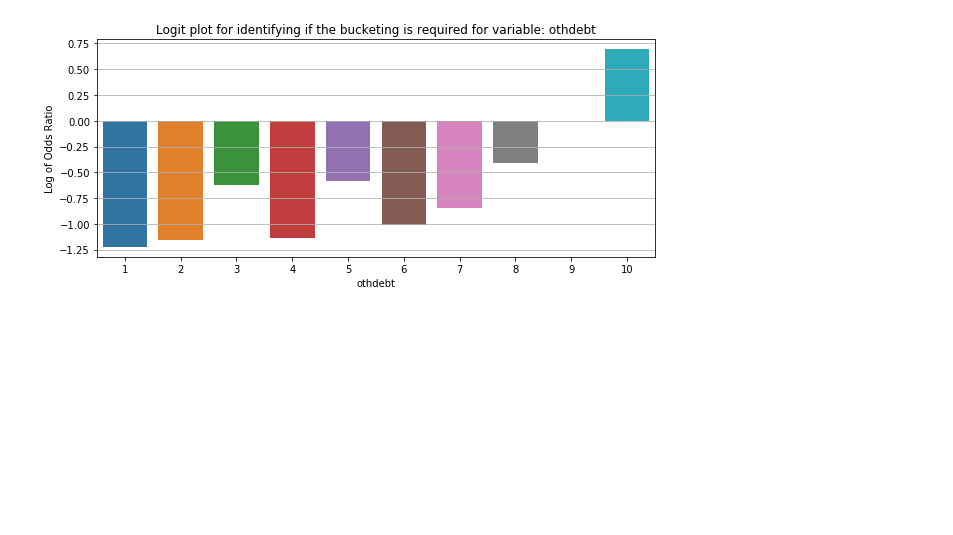
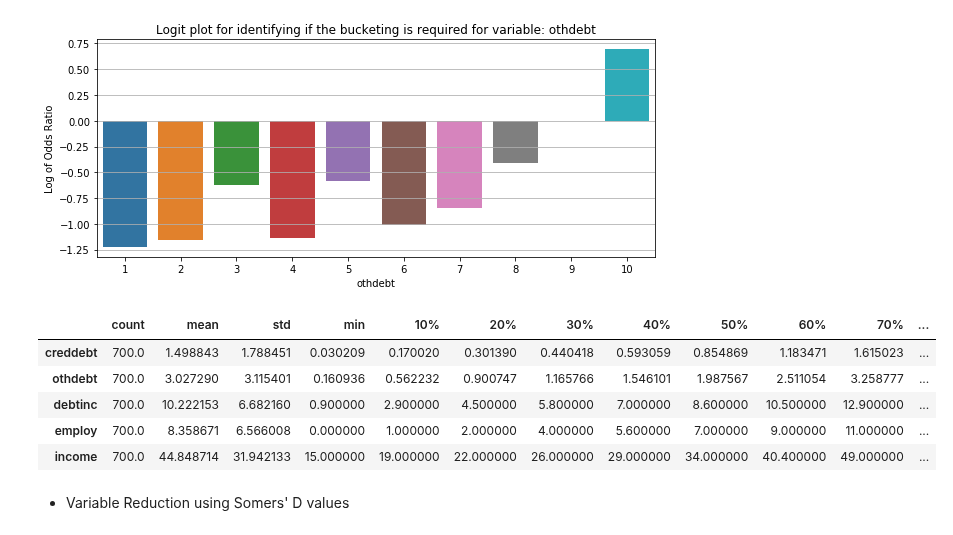
Before and after one commit to mkmritunjay/machineLearning, a Jupyter notebook: Logistic_regression.ipynb, the cells around one changed output. Cells and saved outputs as stored; diff of their text form; code cells hidden in the pictures; blank space fills up the shorter version.

```diff
--- a/Logistic_regression.ipynb
+++ b/Logistic_regression.ipynb
@@ -226,3 +226,14 @@ for variables in bankloans_existing.columns.difference(['default']):
 [figure]
 [figure]
 [figure]
+# %%
+# After analyzing the above bar plots we can say that below variables need bucketing
+# creditdebt, othdebt, debtinc, employ, income
+bankloans_existing[['creddebt', 'othdebt', 'debtinc', 'employ','income' ]].describe(percentiles=[0.1,0.2,0.3,0.4,0.5,0.6,0.7,0.8,0.9]).T
+# %% [output]
+|  | count | mean | std | min | 10% | 20% | 30% | 40% | 50% | 60% | 70% | ... |
+| creddebt | 700.0 | 1.498843 | 1.788451 | 0.030209 | 0.170020 | 0.301390 | 0.440418 | 0.593059 | 0.854869 | 1.183471 | 1.615023 | ... |
+| othdebt | 700.0 | 3.027290 | 3.115401 | 0.160936 | 0.562232 | 0.900747 | 1.165766 | 1.546101 | 1.987567 | 2.511054 | 3.258777 | ... |
+| debtinc | 700.0 | 10.222153 | 6.682160 | 0.900000 | 2.900000 | 4.500000 | 5.800000 | 7.000000 | 8.600000 | 10.500000 | 12.900000 | ... |
+| employ | 700.0 | 8.358671 | 6.566008 | 0.000000 | 1.000000 | 2.000000 | 4.000000 | 5.600000 | 7.000000 | 9.000000 | 11.000000 | ... |
+| income | 700.0 | 44.848714 | 31.942133 | 15.000000 | 19.000000 | 22.000000 | 26.000000 | 29.000000 | 34.000000 | 40.400000 | 49.000000 | ... |
@@ -228,0 +247,2 @@ for variables in bankloans_existing.columns.difference(['default']):
+# %% [markdown]
+ - Variable Reduction using Somers' D values
```
Also changed, not shown: parts of 7 cells of this notebook.
